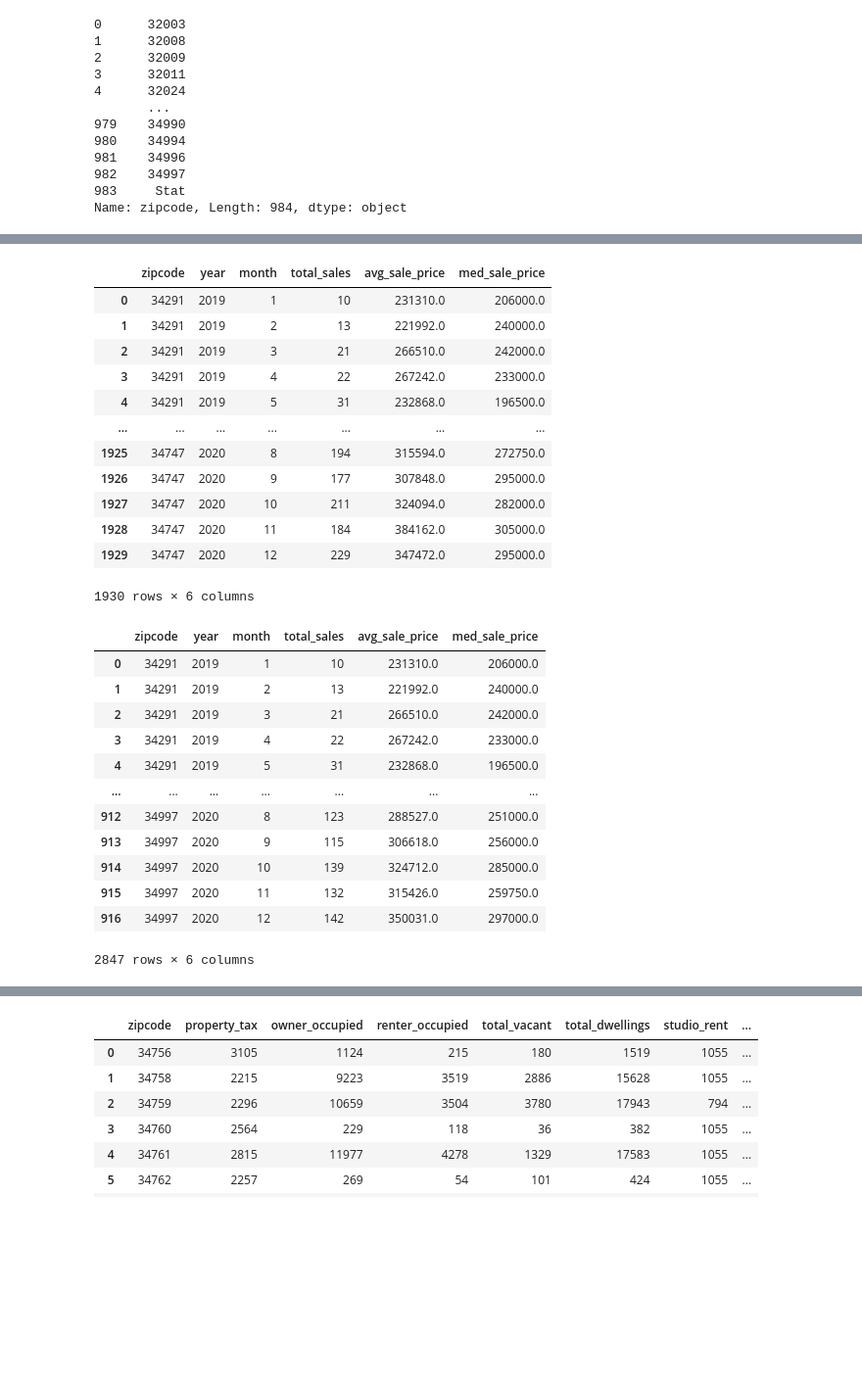
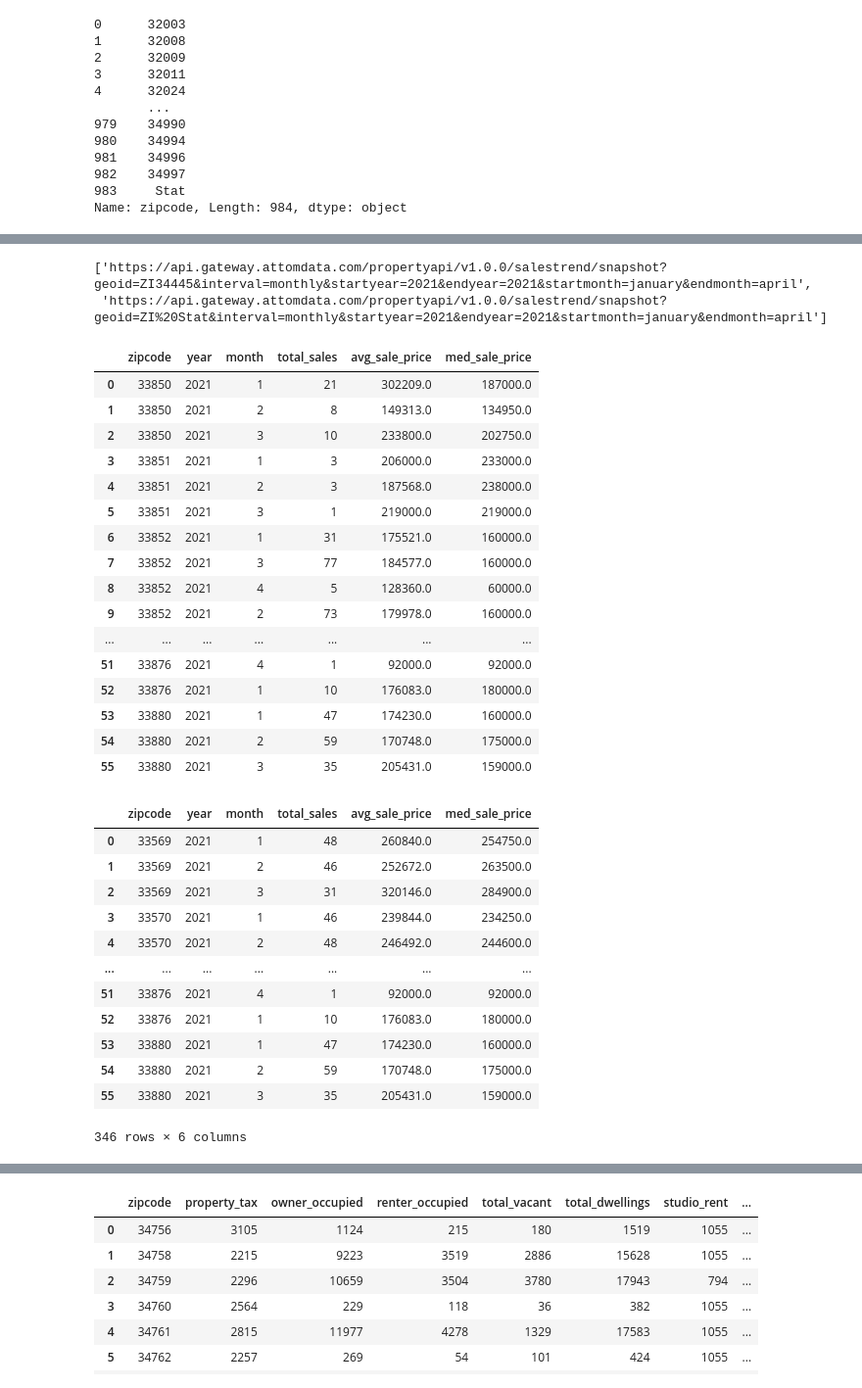
Before and after one commit to FinalProject-2021/Housing_Valuation, a Jupyter notebook: sales_data_JJ.ipynb, the cells around one changed output, grey strips where cells are left out. Shown at 98% size. Saved outputs shown, nothing was run; the diff lists cells and outputs as text; code cells hidden in the pictures; blank space fills up the shorter version.

Commit message:
final sales data csv is complete

```diff
--- a/sales_data_JJ.ipynb
+++ b/sales_data_JJ.ipynb
@@ -61,7 +84,7 @@ mortgage_rate = []
 
 # Loop to limit data for 2019 & 2020
 for i,j in mortgage_data.iterrows():
-    if j['DATE']>='2019%' and j['DATE']<'2021%':
+    if j['DATE']>='2019%':
         year_mortgage.append(pd.to_datetime(j['DATE']).year)
         month_mortgage.append(pd.to_datetime(j['DATE']).month)
         mortgage_rate.append(j['MORTGAGE30US'])
@@ -79,9 +102,9 @@ property_url = "https://api.gateway.attomdata.com/propertyapi/v1.0.0/"
 
 sales_trend = "salestrend/snapshot?geoid=ZI"
 
-sales_trend_dates = "&interval=monthly&startyear=2019&endyear=2020&startmonth=january&endmonth=december"
+sales_trend_dates = "&interval=monthly&startyear=2021&endyear=2021&startmonth=january&endmonth=april"
 
-headers = {'Accept': 'application/json', 'apikey': CSMITH}
+headers = {'Accept': 'application/json', 'apikey': VFRANK}
 
 
 # Establish variable for information desired
@@ -93,7 +116,7 @@ average_price = []
 median_price = []
 sales_no_data = []
 
-for code in sales_missing_zips:
+for code in zip_codes[7]:
     # Make API call
     sales_response = requests.post( f'{property_url}{sales_trend}{code}{sales_trend_dates}',
                                     headers = headers)
@@ -138,3 +168,8 @@ sales_data
+# %%
+sales_no_data
+# %% [output]
+['https://api.gateway.attomdata.com/propertyapi/v1.0.0/salestrend/snapshot?geoid=ZI34445&interval=monthly&startyear=2021&endyear=2021&startmonth=january&endmonth=april',
+ 'https://api.gateway.attomdata.com/propertyapi/v1.0.0/salestrend/snapshot?geoid=ZI%20Stat&interval=monthly&startyear=2021&endyear=2021&startmonth=january&endmonth=april']
 # %%
 # Create new DF with data
 sales_data_1 = pd.DataFrame({"zipcode": zip_code_sales, "year":year, "month":month,
@@ -145,36 +180,40 @@ sales_data_1 = pd.DataFrame({"zipcode": zip_code_sales, "year":year, "month":mon
 sales_data_1
 # %% [output]
 |  | zipcode | year | month | total_sales | avg_sale_price | med_sale_price |
-| 0 | 34291 | 2019 | 1 | 10 | 231310.0 | 206000.0 |
-| 1 | 34291 | 2019 | 2 | 13 | 221992.0 | 240000.0 |
-| 2 | 34291 | 2019 | 3 | 21 | 266510.0 | 242000.0 |
-| 3 | 34291 | 2019 | 4 | 22 | 267242.0 | 233000.0 |
-| 4 | 34291 | 2019 | 5 | 31 | 232868.0 | 196500.0 |
+| 0 | 33850 | 2021 | 1 | 21 | 302209.0 | 187000.0 |
+| 1 | 33850 | 2021 | 2 | 8 | 149313.0 | 134950.0 |
+| 2 | 33850 | 2021 | 3 | 10 | 233800.0 | 202750.0 |
+| 3 | 33851 | 2021 | 1 | 3 | 206000.0 | 233000.0 |
+| 4 | 33851 | 2021 | 2 | 3 | 187568.0 | 238000.0 |
+| 5 | 33851 | 2021 | 3 | 1 | 219000.0 | 219000.0 |
+| 6 | 33852 | 2021 | 1 | 31 | 175521.0 | 160000.0 |
+| 7 | 33852 | 2021 | 3 | 77 | 184577.0 | 160000.0 |
+| 8 | 33852 | 2021 | 4 | 5 | 128360.0 | 60000.0 |
+| 9 | 33852 | 2021 | 2 | 73 | 179978.0 | 160000.0 |
 | ... | ... | ... | ... | ... | ... | ... |
-| 1925 | 34747 | 2020 | 8 | 194 | 315594.0 | 272750.0 |
-| 1926 | 34747 | 2020 | 9 | 177 | 307848.0 | 295000.0 |
-| 1927 | 34747 | 2020 | 10 | 211 | 324094.0 | 282000.0 |
-| 1928 | 34747 | 2020 | 11 | 184 | 384162.0 | 305000.0 |
-| 1929 | 34747 | 2020 | 12 | 229 | 347472.0 | 295000.0 |
+| 51 | 33876 | 2021 | 4 | 1 | 92000.0 | 92000.0 |
+| 52 | 33876 | 2021 | 1 | 10 | 176083.0 | 180000.0 |
+| 53 | 33880 | 2021 | 1 | 47 | 174230.0 | 160000.0 |
+| 54 | 33880 | 2021 | 2 | 59 | 170748.0 | 175000.0 |
+| 55 | 33880 | 2021 | 3 | 35 | 205431.0 | 159000.0 |
-1930 rows × 6 columns
 # %%
-sales_data_2 = pd.concat([sales_data_1, sales_data])
+sales_data_2 = pd.concat([sales_data, sales_data_1])
 
 sales_data_2
 # %% [output]
 |  | zipcode | year | month | total_sales | avg_sale_price | med_sale_price |
-| 0 | 34291 | 2019 | 1 | 10 | 231310.0 | 206000.0 |
-| 1 | 34291 | 2019 | 2 | 13 | 221992.0 | 240000.0 |
-| 2 | 34291 | 2019 | 3 | 21 | 266510.0 | 242000.0 |
-| 3 | 34291 | 2019 | 4 | 22 | 267242.0 | 233000.0 |
-| 4 | 34291 | 2019 | 5 | 31 | 232868.0 | 196500.0 |
+| 0 | 33569 | 2021 | 1 | 48 | 260840.0 | 254750.0 |
+| 1 | 33569 | 2021 | 2 | 46 | 252672.0 | 263500.0 |
+| 2 | 33569 | 2021 | 3 | 31 | 320146.0 | 284900.0 |
+| 3 | 33570 | 2021 | 1 | 46 | 239844.0 | 234250.0 |
+| 4 | 33570 | 2021 | 2 | 48 | 246492.0 | 244600.0 |
 | ... | ... | ... | ... | ... | ... | ... |
-| 912 | 34997 | 2020 | 8 | 123 | 288527.0 | 251000.0 |
-| 913 | 34997 | 2020 | 9 | 115 | 306618.0 | 256000.0 |
-| 914 | 34997 | 2020 | 10 | 139 | 324712.0 | 285000.0 |
-| 915 | 34997 | 2020 | 11 | 132 | 315426.0 | 259750.0 |
-| 916 | 34997 | 2020 | 12 | 142 | 350031.0 | 297000.0 |
+| 51 | 33876 | 2021 | 4 | 1 | 92000.0 | 92000.0 |
+| 52 | 33876 | 2021 | 1 | 10 | 176083.0 | 180000.0 |
+| 53 | 33880 | 2021 | 1 | 47 | 174230.0 | 160000.0 |
+| 54 | 33880 | 2021 | 2 | 59 | 170748.0 | 175000.0 |
+| 55 | 33880 | 2021 | 3 | 35 | 205431.0 | 159000.0 |
-2847 rows × 6 columns
+346 rows × 6 columns
 # %%
 rates = pd.read_csv('Resources/monthly_morgage_rates.csv')
 
```
Also changed, not shown: parts of 16 cells of this notebook, 12 other files.
